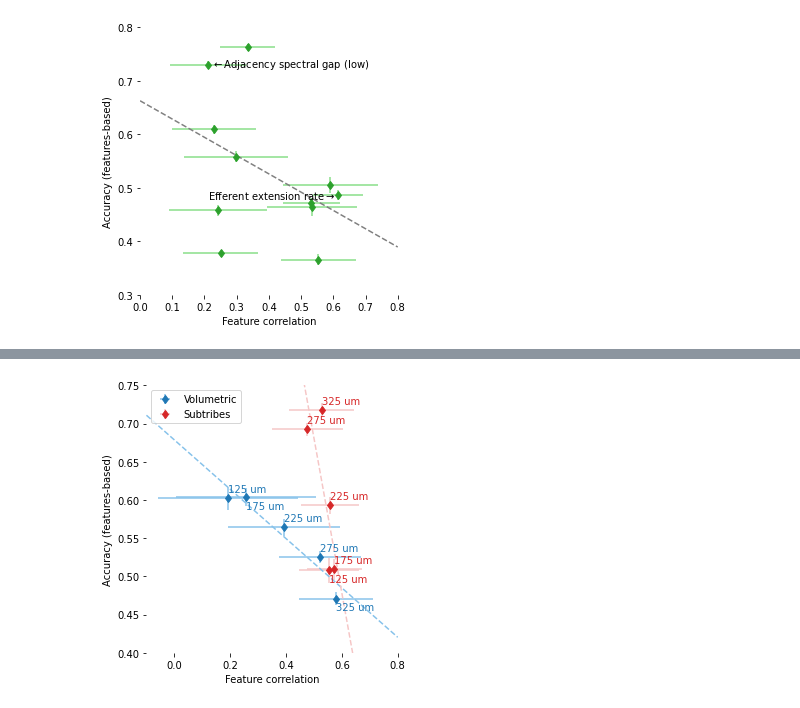
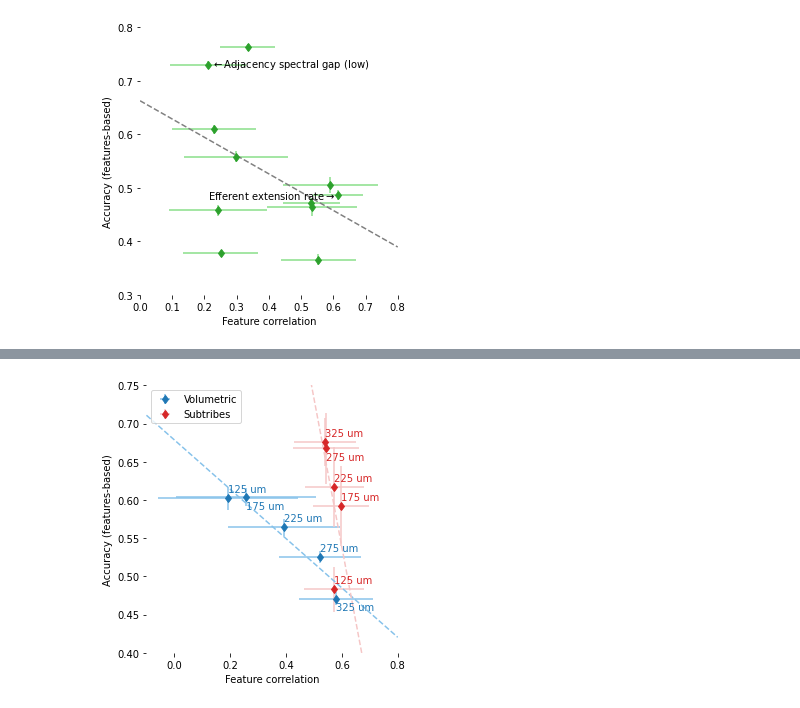
Before and after one commit to BlueBrain/topological_sampling, a Jupyter notebook: notebooks/Figure 7.ipynb, the cells around one changed output, grey strips where cells are left out. Drawn from its saved outputs; the diff is of its cells as text; code cells hidden in the pictures.

```diff
--- a/notebooks/Figure 7.ipynb
+++ b/notebooks/Figure 7.ipynb
@@ -14,6 +14,11 @@ from plot_helpers import adjust_color_brightness
 import json
 import h5py
 import numpy
+
+"""
+Set random seed, so that all figures are exactly reproducible
+"""
+numpy.random.seed(1234)
 
 """
 Paths to relevant data.
@@ -50,11 +55,13 @@ panel_f_show_errbars = True
 
 # Panel-G
 panel_g_show_errbars = True
+panel_g_show_random = False
 
 # Colors
 col_param = 'tab:green' # Color for parameter sampling
 col_vol = 'tab:blue' # Color for volumetric sampling
 col_subtr = 'tab:red' # Color for subtribes in volumetric samples
+col_rnd = 'tab:olive' # Color for subtribes in volumetric samples
 
 """
 To save plots in standardized locations, i.e. under ./figures
@@ -298,6 +320,8 @@ Panel G: Feature correlation vs accuracy based on subtribes in volumetric sample
 """
 fig = plt.figure(figsize=(4.5, 4.5))
 ax = fig.gca()
+
+# Volumetric
 all_x = []
 all_y = []
 spec_va = ['bottom', 'top', 'bottom', 'bottom', 'top']
@@ -322,41 +346,80 @@ for x, spec in enumerate(specs_vol):
 
 data_fit_vol = numpy.polyfit(all_x, all_y, deg=1)
 
+# Subtribes
 all_x = []
 all_y = []
-spec_va = ['top', 'bottom', 'bottom', 'bottom', 'bottom']
+spec_va = ['bottom', 'bottom', 'bottom', 'top', 'bottom']
 for x, spec in enumerate(specs_subtr):
-    mean_cc = numpy.mean(ec_cc.get2(sampling='subtribes', specifier=spec))
-    mean_acc = numpy.mean(ftr_acc.get2(sampling='subtribes', specifier=spec))
-    std_cc = numpy.std(ec_cc.get2(sampling='subtribes', specifier=spec))
-    std_acc = numpy.std(ftr_acc.get2(sampling='subtribes', specifier=spec))
+    data_cc = numpy.array([])
+    data_acc = numpy.array([])
+    for sfx in specs_subtr_suffix:
+        data_cc = numpy.hstack((data_cc, ec_cc.get2(sampling='subtribes', specifier=spec + sfx).flatten())) # Pooling instances
+        data_acc = numpy.hstack((data_acc, ftr_acc.get2(sampling='subtribes', specifier=spec + sfx))) # Pooling instances
+    mean_cc = numpy.mean(data_cc)
+    mean_acc = numpy.mean(data_acc)
+    std_cc = numpy.std(data_cc)
+    std_acc = numpy.std(data_acc)
     if panel_g_show_errbars:
         ax.errorbar(mean_cc, mean_acc, xerr=std_cc, yerr=std_acc, marker='d', ls='None', color=col_subtr, ecolor=adjust_color_brightness(colors.to_rgb(col_subtr), 1.75), label='Subtribes' if x==0 else '')
     else:
         ax.plot(mean_cc, mean_acc, marker='o', ls='None', color=col_subtr, label='Subtribes' if x==0 else '')
     if spec_va[x] == 'bottom':
         y_offset = 0.005
     elif spec_va[x] == 'top':
         y_offset = -0.005
     else:
         y_offset = 0.0
     ax.text(mean_cc, mean_acc + y_offset, specs_vol[x], ha='left', va=spec_va[x], color=col_subtr)
     all_x.append(mean_cc)
     all_y.append(mean_acc)
 
 data_fit_subtr = numpy.polyfit(all_x, all_y, deg=1)
 
+# Subtribes - random control (optional)
+if panel_g_show_random:
+    all_x = []
+    all_y = []
+    spec_va = ['bottom', 'bottom', 'bottom', 'top', 'bottom']
+    for x, spec in enumerate(specs_subtr):
+        data_cc = numpy.array([])
+        data_acc = numpy.array([])
+        for sfx in specs_subtr_suffix:
+            data_cc = numpy.hstack((data_cc, ec_cc.get2(sampling='subtribes_random', specifier=spec + sfx).flatten())) # Pooling instances
+            data_acc = numpy.hstack((data_acc, ftr_acc.get2(sampling='subtribes_random', specifier=spec + sfx))) # Pooling instances
+        mean_cc = numpy.mean(data_cc)
+        mean_acc = numpy.mean(data_acc)
+        std_cc = numpy.std(data_cc)
+        std_acc = numpy.std(data_acc)
+        if panel_g_show_errbars:
+            ax.errorbar(mean_cc, mean_acc, xerr=std_cc, yerr=std_acc, marker='d', ls='None', color=col_rnd, ecolor=adjust_color_brightness(colors.to_rgb(col_rnd), 1.75), label='Subtribes' if x==0 else '')
+        else:
+            ax.plot(mean_cc, mean_acc, marker='o', ls='None', color=col_rnd, label='Random' if x==0 else '')
+        if spec_va[x] == 'bottom':
+            y_offset = 0.005
+        elif spec_va[x] == 'top':
+            y_offset = -0.005
+        else:
+            y_offset = 0.0
+        ax.text(mean_cc, mean_acc + y_offset, specs_vol[x], ha='left', va=spec_va[x], color=col_rnd)
+        all_x.append(mean_cc)
+        all_y.append(mean_acc)
+
+    data_fit_rnd = numpy.polyfit(all_x, all_y, deg=1)
+
 ax.set_xlabel('Feature correlation')
 ax.set_ylabel('Accuracy (features-based)')
 ax.axis('tight')
 ax.set_xlim((numpy.floor(min(ax.get_xlim()) * 10) / 10, numpy.ceil(max(ax.get_xlim()) * 10) / 10))
 ax.set_ylim((numpy.floor(min(ax.get_ylim()) * 20) / 20, numpy.ceil(max(ax.get_ylim()) * 20) / 20))
 x_range = numpy.array(ax.get_xlim())
 ax.plot(x_range, data_fit_vol[1] + data_fit_vol[0] * x_range, color=adjust_color_brightness(colors.to_rgb(col_vol), 1.75), ls='--')
 ax.plot(x_range, data_fit_subtr[1] + data_fit_subtr[0] * x_range, color=adjust_color_brightness(colors.to_rgb(col_subtr), 1.75), ls='--')
+if panel_g_show_random:
+    ax.plot(x_range, data_fit_rnd[1] + data_fit_rnd[0] * x_range, color=adjust_color_brightness(colors.to_rgb(col_rnd), 1.75), ls='--')
 plt.box(False)
 plt.legend(loc='upper left')
 plt.tight_layout()
 F.save(fig, "Panel-G")
 # %% [output]
-[figure, old version]
+[figure, new version]
```
Also changed, not shown: parts of 3 cells of this notebook, 1 other file.
